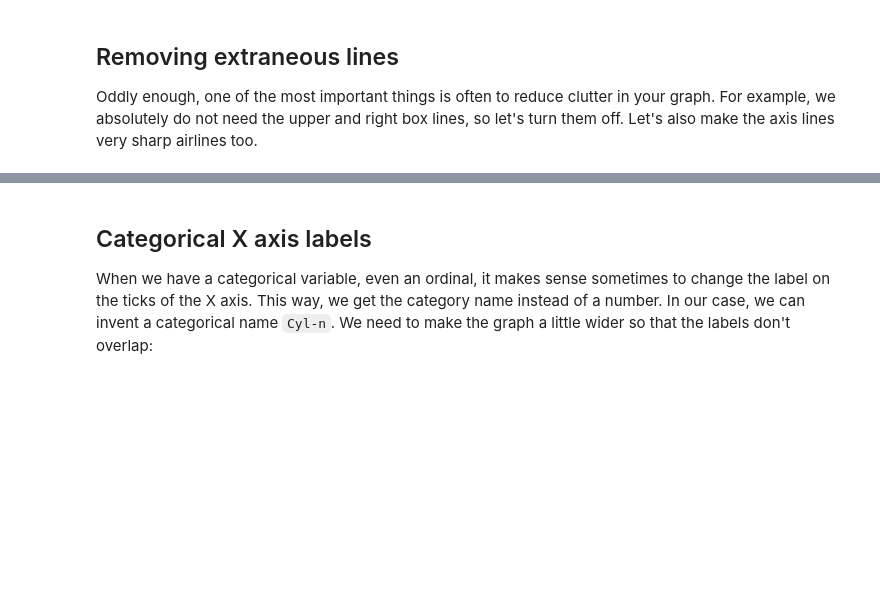
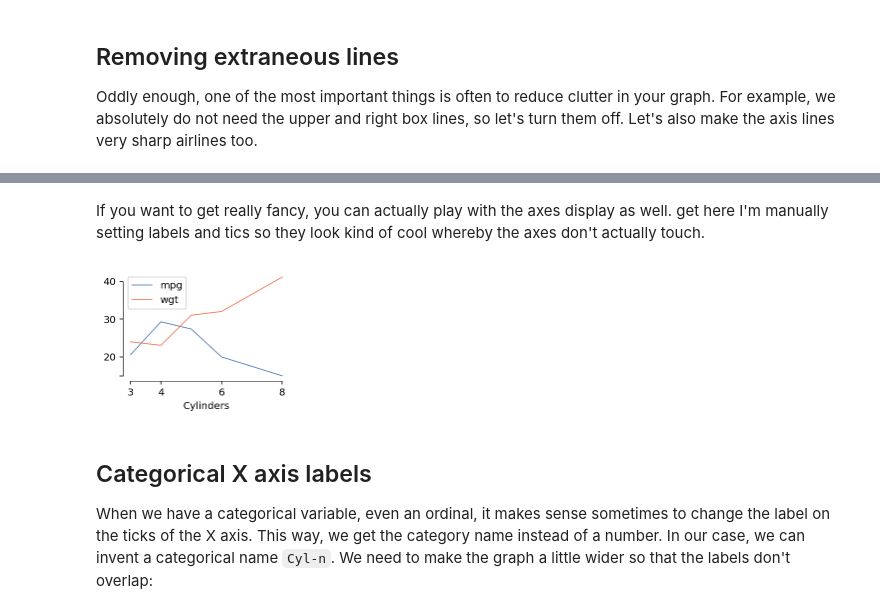
Before and after one commit to parrt/msds593, a Jupyter notebook: notebooks/matplotlib-beautify.ipynb, the cells around one changed output, grey strips where cells are left out. Drawn from its saved outputs; the diff is of its cells as text; code cells hidden in the pictures; blank space fills up the shorter version.

```diff
--- a/notebooks/matplotlib-beautify.ipynb
+++ b/notebooks/matplotlib-beautify.ipynb
@@ -311,3 +315,27 @@ plt.show()
+# %% [markdown]
+If you want to get really fancy, you can actually play with the axes display as well. get here I'm manually setting labels and tics so they look kind of cool whereby the  axes don't actually touch.
+# %%
+fig, ax = plt.subplots(figsize=(3,2))  # make one subplot (ax) on the figure
+
+ax.plot(cyl, avg_mpg,     lw=.8, c='#4574B4', label="mpg")
+ax.plot(cyl, avg_wgt/100, lw=.8,  c='#F46C43', label="wgt")
+
+ax.spines['top'].set_visible(False)
+ax.spines['right'].set_visible(False)
+ax.spines['left'].set_linewidth(.5)
+ax.spines['bottom'].set_linewidth(.5)
+
+ax.spines['bottom'].set_bounds(3, 8)
+ax.spines['left'].set_bounds(min(avg_mpg), 40)
+ax.set_xticks([3,4,6,8])
+ax.set_yticks([min(avg_mpg),20,30,40])
+ax.set_yticklabels([None,20,30,40])
+
+ax.set_xlabel("Cylinders")
+plt.legend()
+plt.show()
+# %% [output]
+[figure, added]
 # %% [markdown]
 ##  Categorical X axis labels
 
```
Also changed, not shown: parts of 6 cells of this notebook, 2 other files.
